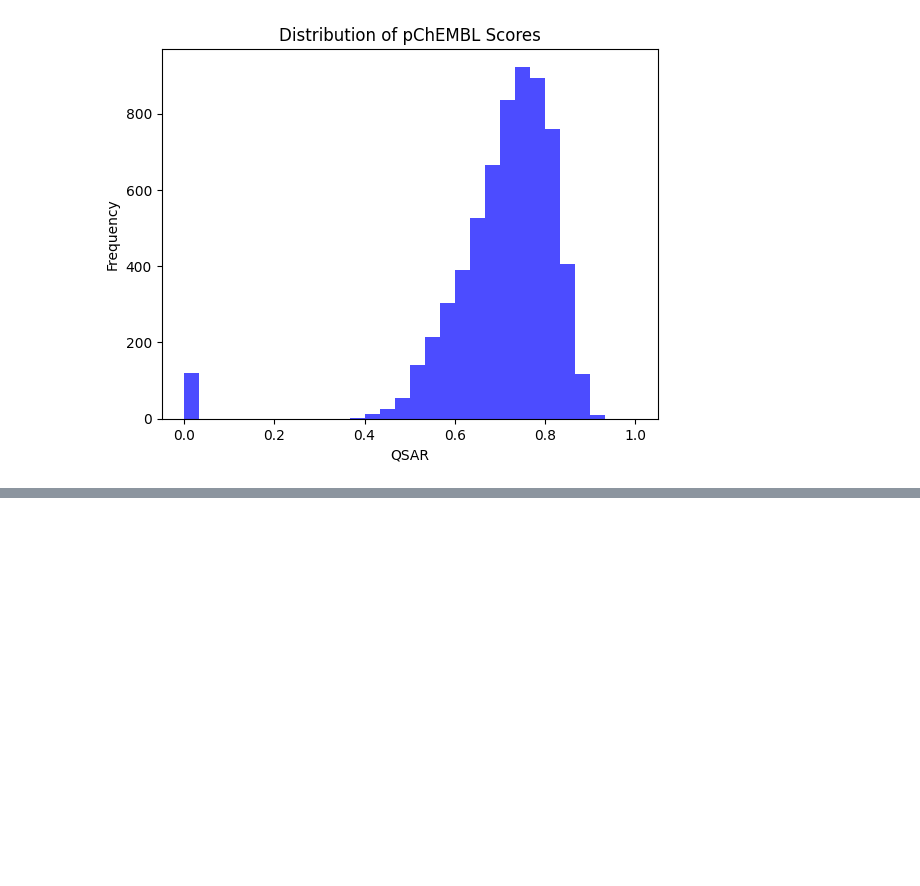
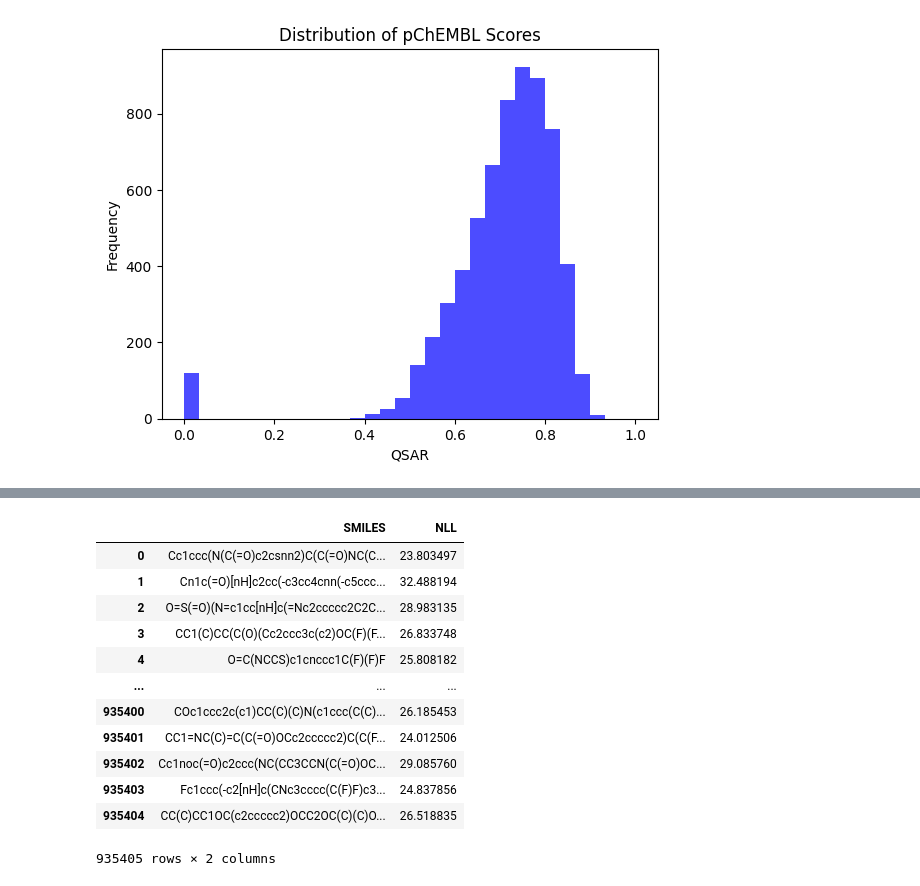
Before and after one commit to filvaleriia/scaffold-based-metrics, a Jupyter notebook: Untitled1.ipynb, the cells around one changed output, grey strips where cells are left out. Saved outputs shown, nothing was run; the diff lists cells and outputs as text; code cells hidden in the pictures; blank space fills up the shorter version.

```diff
--- a/Untitled1.ipynb
+++ b/Untitled1.ipynb
@@ -465,0 +500,17 @@ len(set(df_gb[0].tolist()))
+# %%
+df = pd.read_csv("../../../reinvent/new/REINVENT4/recall_metrics/results/dis_0/102938.lich-compute.vscht.cz/cOS_REINVENT_dis_0.csv")
+df
+# %% [output]
+|  | SMILES | NLL |
+| 0 | Cc1ccc(N(C(=O)c2csnn2)C(C(=O)NC(C... | 23.803497 |
+| 1 | Cn1c(=O)[nH]c2cc(-c3cc4cnn(-c5ccc... | 32.488194 |
+| 2 | O=S(=O)(N=c1cc[nH]c(=Nc2ccccc2C2C... | 28.983135 |
+| 3 | CC1(C)CC(C(O)(Cc2ccc3c(c2)OC(F)(F... | 26.833748 |
+| 4 | O=C(NCCS)c1cnccc1C(F)(F)F | 25.808182 |
+| ... | ... | ... |
+| 935400 | COc1ccc2c(c1)CC(C)(C)N(c1ccc(C(C)... | 26.185453 |
+| 935401 | CC1=NC(C)=C(C(=O)OCc2ccccc2)C(C(F... | 24.012506 |
+| 935402 | Cc1noc(=O)c2ccc(NC(CC3CCN(C(=O)OC... | 29.085760 |
+| 935403 | Fc1ccc(-c2[nH]c(CNc3cccc(C(F)F)c3... | 24.837856 |
+| 935404 | CC(C)CC1OC(c2ccccc2)OCC2OC(C)(C)O... | 26.518835 |
+935405 rows × 2 columns
```
Also changed, not shown: parts of 14 cells of this notebook, 2 other files.
